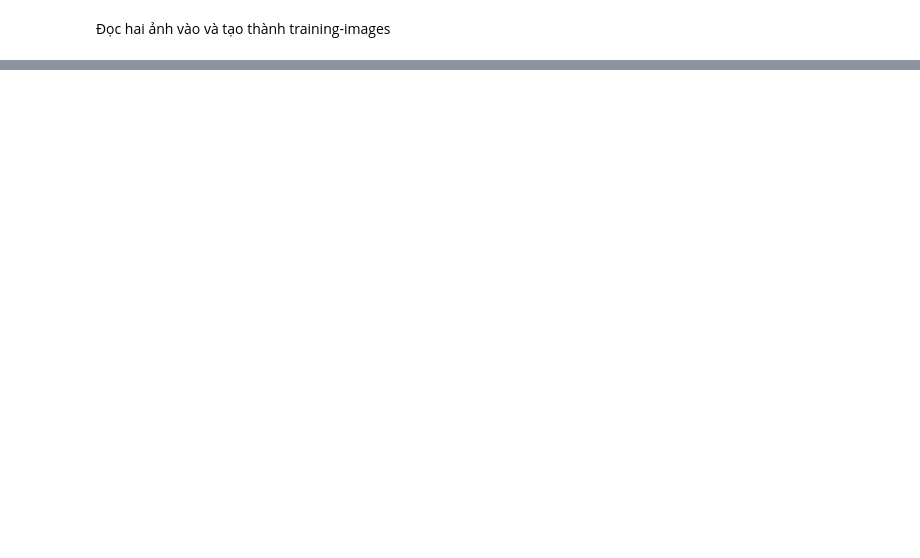
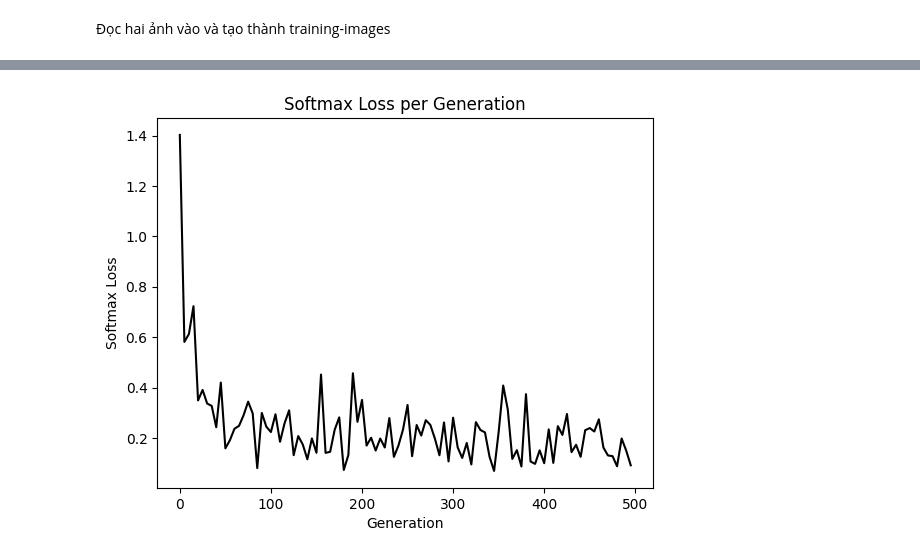
Before and after one commit to aozoramoew/mks, a Jupyter notebook: myworkspace-edu/aimedia/aimedia-study/Day11.ipynb, the cells around one changed output, grey strips where cells are left out. Cells and saved outputs as stored; diff of their text form; code cells hidden in the pictures; blank space fills up the shorter version.

```diff
--- a/myworkspace-edu/aimedia/aimedia-study/Day11.ipynb
+++ b/myworkspace-edu/aimedia/aimedia-study/Day11.ipynb
@@ -329,0 +451,88 @@ def read_images(path, image_size):
+# %%
+# TensorFlow 2.x compatible version
+import tensorflow as tf
+from tensorflow.keras import layers, models
+import matplotlib.pyplot as plt
+
+# --- Step 1: Load MNIST ---
+mnist = tf.keras.datasets.mnist.load_data()
+(x_train, y_train), (x_test, y_test) = mnist
+
+# Normalize and flatten
+x_train = x_train.reshape(-1, 784).astype("float32") / 255.0
+x_test = x_test.reshape(-1, 784).astype("float32") / 255.0
+
+# One-hot encode labels
+y_train = tf.keras.utils.to_categorical(y_train, 10)
+y_test = tf.keras.utils.to_categorical(y_test, 10)
+
+# --- Step 2: Parameters ---
+learning_rate = 0.01
+num_steps = 500
+batch_size = 100
+display_step = 5
+
+# --- Step 3: Build Model ---
+model = models.Sequential([
+    layers.Dense(256, activation='relu', input_shape=(784,)),
+    layers.Dense(256, activation='relu'),
+    layers.Dense(10)  # logits (no softmax yet)
+])
+
+# --- Step 4: Define loss, optimizer, metrics ---
+loss_fn = tf.keras.losses.CategoricalCrossentropy(from_logits=True)
+optimizer = tf.keras.optimizers.Adam(learning_rate=learning_rate)
+model.compile(optimizer=optimizer,
+              loss=loss_fn,
+              metrics=['accuracy'])
+
+# --- Step 5: Train with manual tracking (like original code) ---
+train_loss = []
+train_acc = []
+test_loss = []
+test_acc = []
+
+# Use tf.data for efficient batching
+train_dataset = tf.data.Dataset.from_tensor_slices((x_train, y_train)).shuffle(10000).batch(batch_size)
+test_dataset = tf.data.Dataset.from_tensor_slices((x_test, y_test)).batch(batch_size)
+
+for step, (batch_x, batch_y) in enumerate(train_dataset.take(num_steps), start=1):
+    metrics = model.train_on_batch(batch_x, batch_y)
+
+    if step % display_step == 0:
+        loss, acc = metrics
+        print(f"Step {step}, Minibatch Loss = {loss:.4f}, Training Accuracy = {acc:.3f}")
+        train_loss.append(loss)
+        train_acc.append(acc)
+
+        # Evaluate on a small test batch
+        test_batch = next(iter(test_dataset))
+        t_loss, t_acc = model.test_on_batch(*test_batch)
+        test_loss.append(t_loss)
+        test_acc.append(t_acc)
+
+print("\nOptimization Finished!")
+
+# --- Step 6: Final evaluation ---
+test_loss_final, test_acc_final = model.evaluate(x_test, y_test, verbose=0)
+print(f"Final Testing Accuracy: {test_acc_final:.4f}")
+
+# --- Step 7: Plot results ---
+eval_indices = range(0, num_steps, display_step)
+
+# Plot loss
+plt.plot(eval_indices, train_loss, 'k-')
+plt.title('Softmax Loss per Generation')
+plt.xlabel('Generation')
+plt.ylabel('Softmax Loss')
+plt.show()
+
+# Plot accuracy
+plt.plot(eval_indices, train_acc, 'k-', label='Train Set Accuracy')
+plt.plot(eval_indices, test_acc, 'r--', label='Test Set Accuracy')
+plt.title('Train and Test Accuracy')
+plt.xlabel('Generation')
+plt.ylabel('Accuracy')
+plt.legend(loc='lower right')
+plt.show()
+# %% [output]
@@ -329,0 +556 @@ def read_images(path, image_size):
+[figure, added]
```
Also changed, not shown: parts of 20 cells of this notebook.
